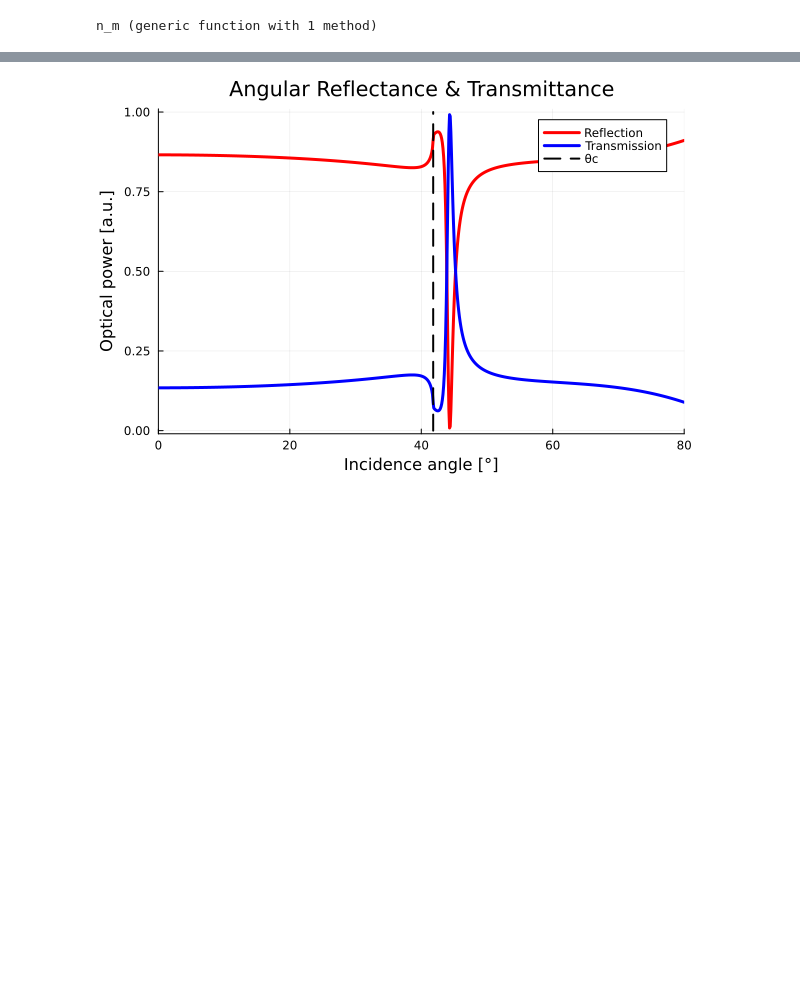
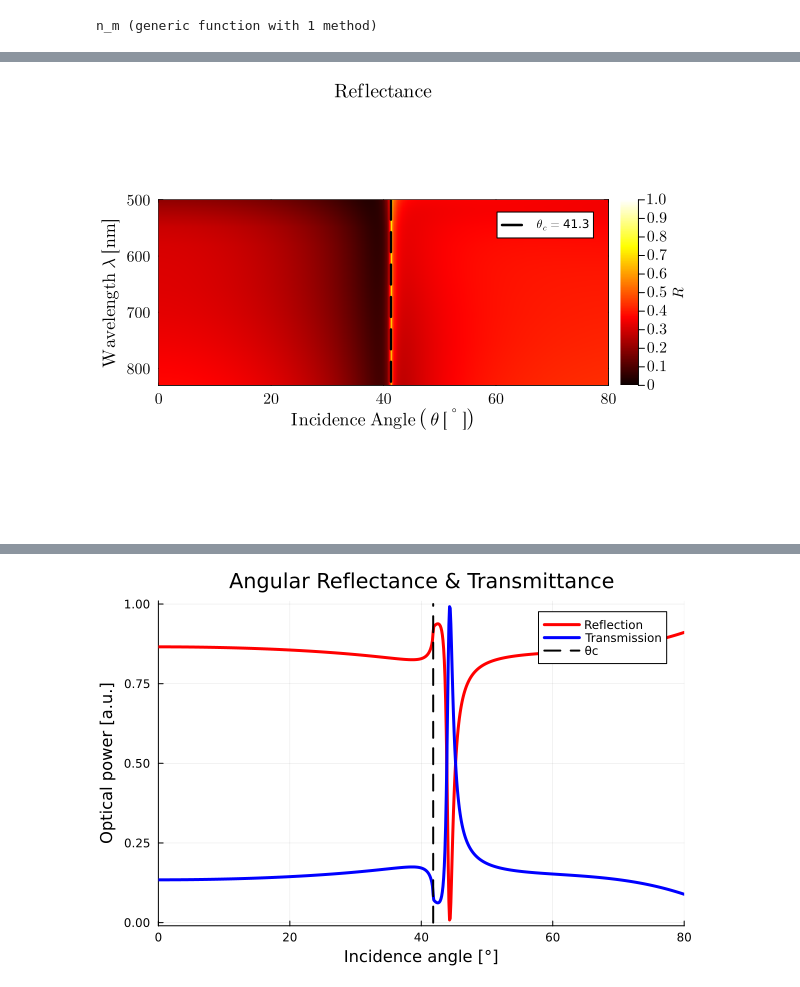
Before and after one commit to ArifMoranV/Optics, a Jupyter notebook: matrixmthd.ipynb, the cells around one changed output, grey strips where cells are left out. Cells and saved outputs as stored; diff of their text form; code cells hidden in the pictures; blank space fills up the shorter version.

```diff
--- a/matrixmthd.ipynb
+++ b/matrixmthd.ipynb
@@ -138,0 +161,52 @@ RfAux = range(0, 1, length(lam))
+# %%
+# --- General plotting style ---
+default(
+    framestyle = :box,
+    legend = :topright,
+    guidefont = font(12, "Computer Modern"),
+    tickfont = font(10, "Computer Modern"),
+    titlefont = font(13, "Computer Modern"),
+    grid = false,
+    size = (600, 450)
+)
+
+# --- Heatmap plot ---
+p1 = heatmap(
+    ang_inc,
+    real.(lam),
+    Rf3D[:,:,1];
+    xlabel = L"\mathrm{Incidence\ Angle\ }\left(\theta\ [^\circ]\right)",
+    ylabel = L"\mathrm{Wavelength\ }\lambda\ [\mathrm{nm}]",
+    title = L"\mathrm{Reflectance}",
+    colorbar_title = L"R",
+    color = :hot,
+    ylim = (lam_ini, lam_fin),
+    xlim = (0, ang_fin),
+    yflip = true,
+    aspect_ratio = 0.1,          # ⟵ adjust this           # ⟵ bigger and proportioned
+    clims = (0, 1),
+    framestyle = :box
+)
+
+# --- Add critical angle trace ---
+vline!(
+    p1,
+    [ThetaC],
+    lw = 2.5,
+    lc = :black,
+    ls = :dash,
+    label = L"\theta_c="*string(round(ThetaC, digits=2))
+)
+
+
+# --- Final adjustments ---
+#annotate!(
+#    0.85 * ang_fin, lam_ini + 0.05*(lam_fin - lam_ini),
+#    text(L"\mathrm{TiO_2\ Interface}", 10, :white, :right)
+#)
+
+savefig("ReflectanceMap.svg")
+savefig("ReflectanceMap.png")
+display(p1)
+# %% [output]
+[figure, added]
```
Also changed, not shown: parts of 27 cells of this notebook, 8 other files.
